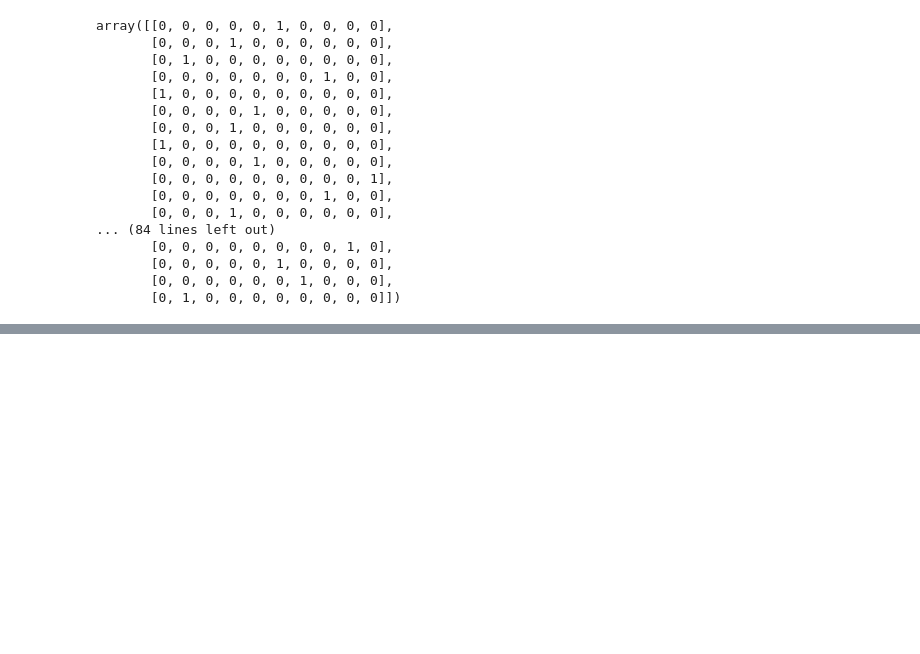
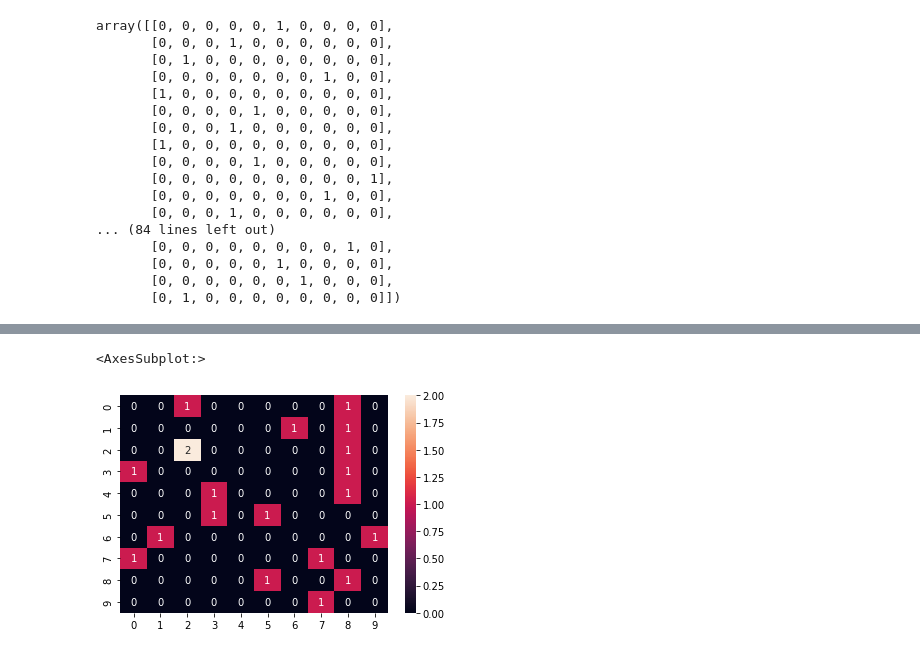
Before and after one commit to asifajrof/cse-472-offlines, a Jupyter notebook: offline-4-cnn/codes/testing.ipynb, the cells around one changed output, grey strips where cells are left out. Saved outputs shown, nothing was run; the diff lists cells and outputs as text; code cells hidden in the pictures; blank space fills up the shorter version.

```diff
--- a/offline-4-cnn/codes/testing.ipynb
+++ b/offline-4-cnn/codes/testing.ipynb
@@ -2513,0 +2549,7 @@ array([[0, 0, 0, 0, 0, 1, 0, 0, 0, 0],
+# %%
+# heatplot
+# metrics["confusion_matrix"]
+sns.heatmap(metrics["confusion_matrix"], annot=True)
+# %% [output]
+<AxesSubplot:>
+[figure, added]
```
Also changed, not shown: parts of 8 cells of this notebook, 6 other files.
